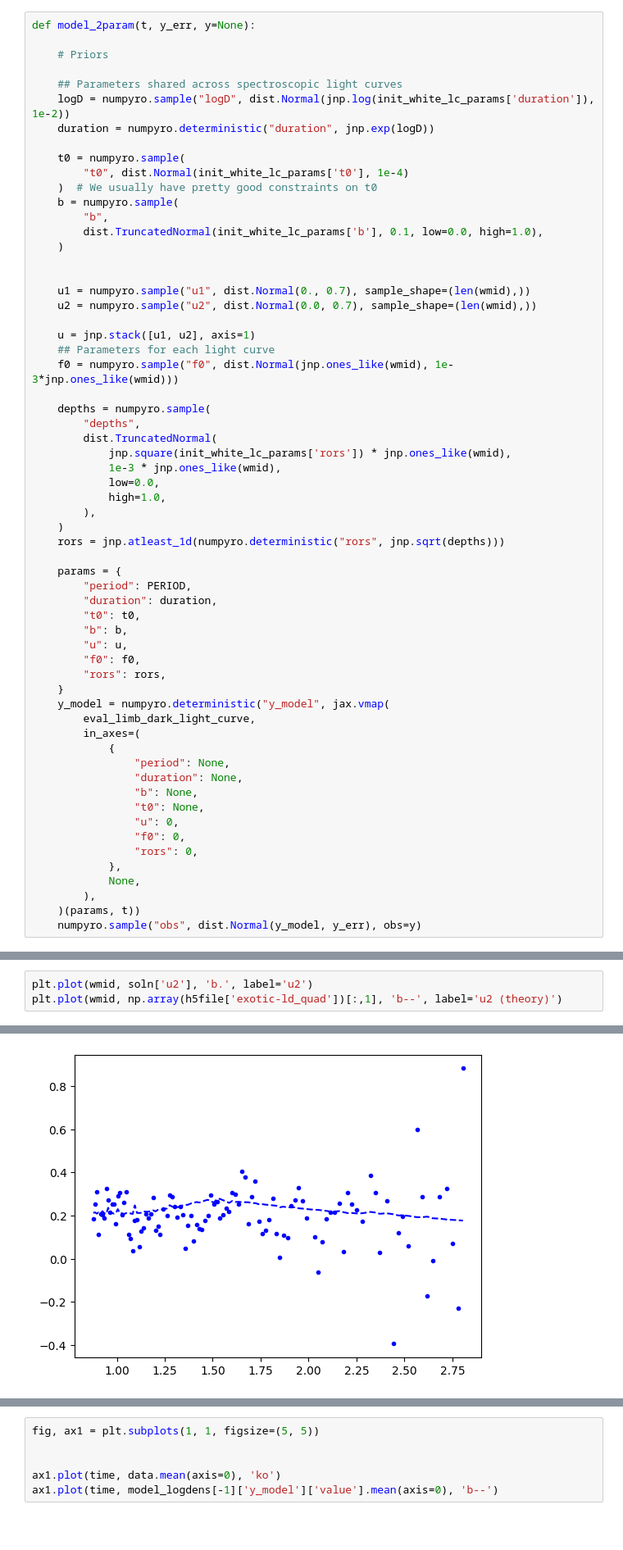
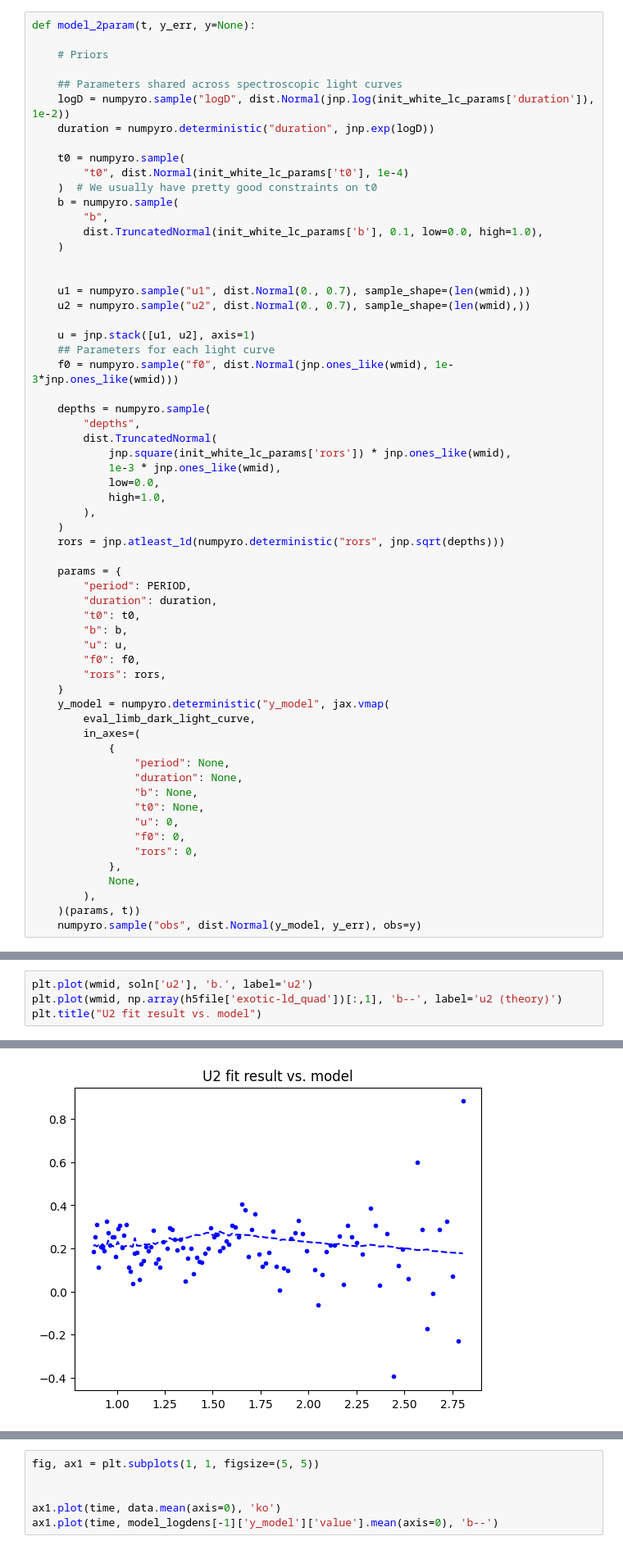
Before and after one commit to shashankdholakia/limb_darkening, a Jupyter notebook: WASP39_multiwav_fit.ipynb, the cells around one changed output, grey strips where cells are left out. Shown at 82% size. Cells and saved outputs as stored; diff of their text form; blank space fills up the shorter version.

```diff
--- a/WASP39_multiwav_fit.ipynb
+++ b/WASP39_multiwav_fit.ipynb
@@ -357,7 +367,7 @@ def model_2param(t, y_err, y=None):
 
 
     u1 = numpyro.sample("u1", dist.Normal(0., 0.7), sample_shape=(len(wmid),))
-    u2 = numpyro.sample("u2", dist.Normal(0.0, 0.7), sample_shape=(len(wmid),))
+    u2 = numpyro.sample("u2", dist.Normal(0., 0.7), sample_shape=(len(wmid),))
 
     u = jnp.stack([u1, u2], axis=1)
     ## Parameters for each light curve
@@ -461,4 +475,5 @@ plt.plot(wmid, np.array(h5file['exotic-ld_quad'])[:,0], 'r--', label='u1 (theory
 # %%
 plt.plot(wmid, soln['u2'], 'b.', label='u2')
 plt.plot(wmid, np.array(h5file['exotic-ld_quad'])[:,1], 'b--', label='u2 (theory)')
+plt.title("U2 fit result vs. model")
 # %% [output]
@@ -466 +481 @@ plt.plot(wmid, np.array(h5file['exotic-ld_quad'])[:,1], 'b--', label='u2 (theory
-[figure, old version]
+[figure, new version]
```
Also changed, not shown: parts of 19 cells of this notebook.
